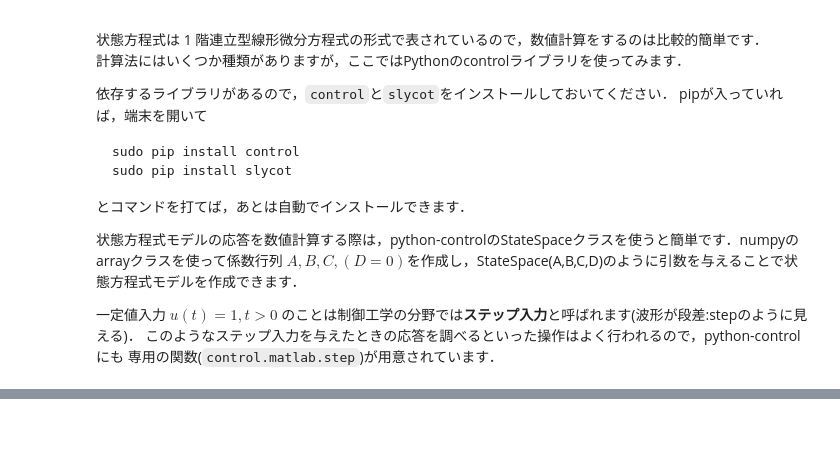
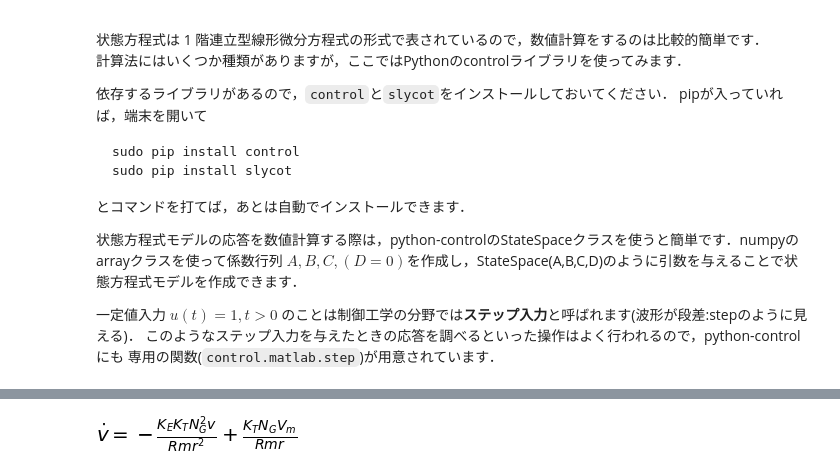
Before and after one commit to shino-kei/control_notebook, a Jupyter notebook: motor-mechanics.ipynb, the cells around one changed output, grey strips where cells are left out. Cells and saved outputs as stored; diff of their text form; code cells hidden in the pictures; blank space fills up the shorter version.

```diff
--- a/motor-mechanics.ipynb
+++ b/motor-mechanics.ipynb
@@ -439,0 +483,4 @@ def sim_closed_loop(Kp=1.0, Ki=0, Kd=0, target=1):
+# %%
+display(expand(eq_sol_v))
+# %% [output]
+[figure, added]
```
Also changed, not shown: parts of 15 cells of this notebook, 1 other file.
